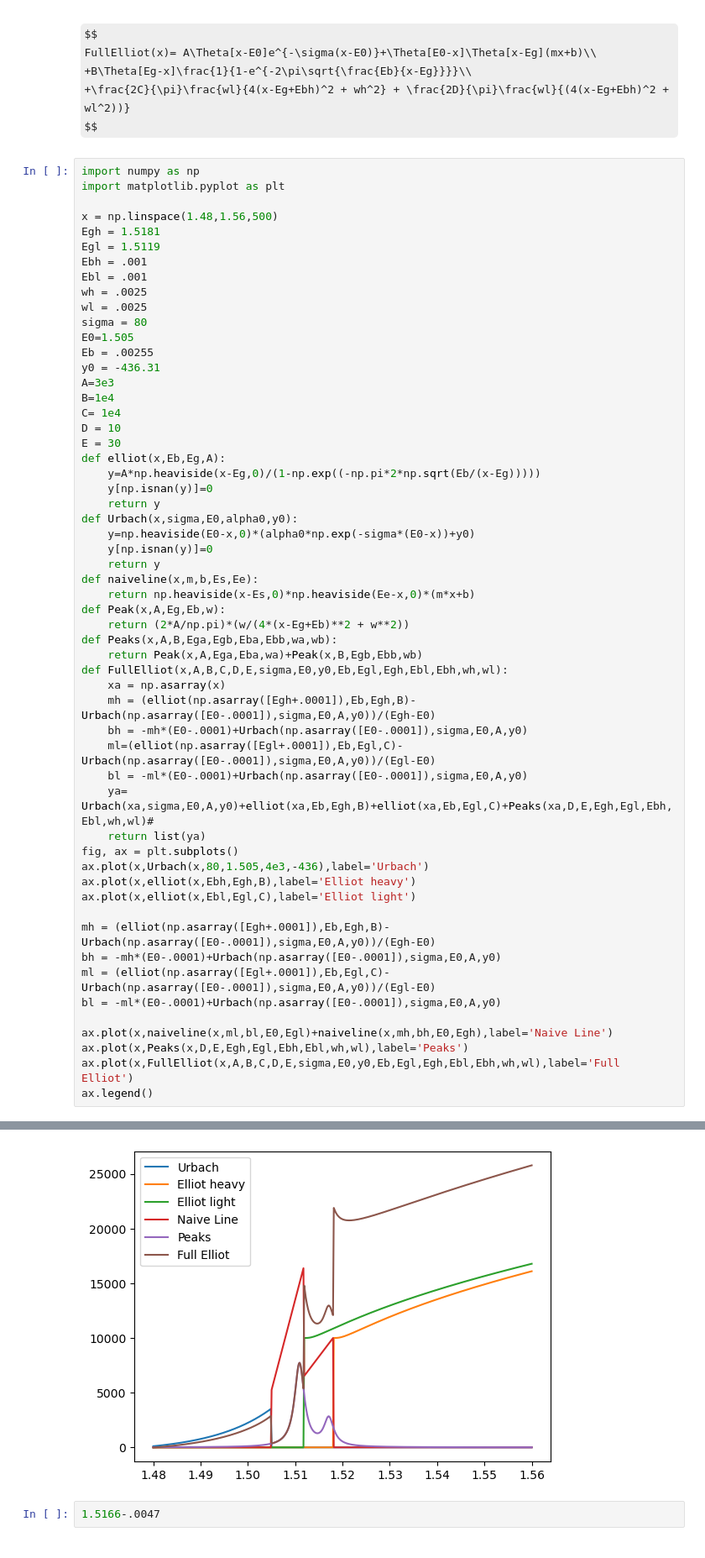
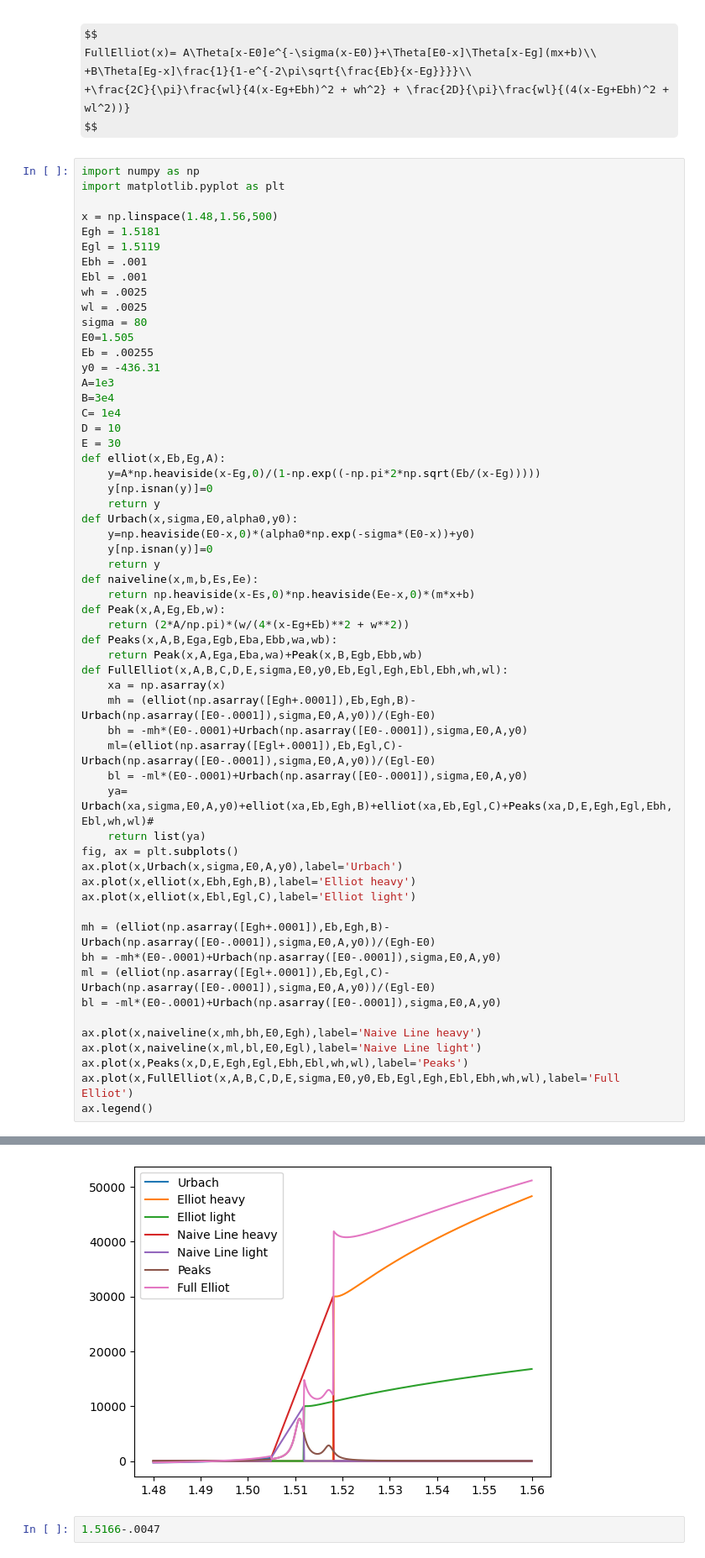
Before and after one commit to MTLphys/FittingFunctions, a Jupyter notebook: Fitfunction.ipynb, the cells around one changed output, grey strips where cells are left out. Shown: that part at 84% size. Cells and saved outputs as stored; diff of their text form; some formulas as TeX source.

```diff
--- a/Fitfunction.ipynb
+++ b/Fitfunction.ipynb
@@ -133,8 +133,8 @@ sigma = 80
 E0=1.505
 Eb = .00255
 y0 = -436.31
-A=3e3
-B=1e4
+A=1e3
+B=3e4
 C= 1e4
 D = 10
 E = 30
@@ -147,36 +147,37 @@ def Urbach(x,sigma,E0,alpha0,y0):
     y[np.isnan(y)]=0
     return y
 def naiveline(x,m,b,Es,Ee):
     return np.heaviside(x-Es,0)*np.heaviside(Ee-x,0)*(m*x+b)
 def Peak(x,A,Eg,Eb,w):
     return (2*A/np.pi)*(w/(4*(x-Eg+Eb)**2 + w**2))
 def Peaks(x,A,B,Ega,Egb,Eba,Ebb,wa,wb):
     return Peak(x,A,Ega,Eba,wa)+Peak(x,B,Egb,Ebb,wb)
 def FullElliot(x,A,B,C,D,E,sigma,E0,y0,Eb,Egl,Egh,Ebl,Ebh,wh,wl):
     xa = np.asarray(x)
     mh = (elliot(np.asarray([Egh+.0001]),Eb,Egh,B)-Urbach(np.asarray([E0-.0001]),sigma,E0,A,y0))/(Egh-E0)
     bh = -mh*(E0-.0001)+Urbach(np.asarray([E0-.0001]),sigma,E0,A,y0)
     ml=(elliot(np.asarray([Egl+.0001]),Eb,Egl,C)-Urbach(np.asarray([E0-.0001]),sigma,E0,A,y0))/(Egl-E0)
     bl = -ml*(E0-.0001)+Urbach(np.asarray([E0-.0001]),sigma,E0,A,y0)
     ya= Urbach(xa,sigma,E0,A,y0)+elliot(xa,Eb,Egh,B)+elliot(xa,Eb,Egl,C)+Peaks(xa,D,E,Egh,Egl,Ebh,Ebl,wh,wl)#
     return list(ya)
 fig, ax = plt.subplots()
-ax.plot(x,Urbach(x,80,1.505,4e3,-436),label='Urbach')
+ax.plot(x,Urbach(x,sigma,E0,A,y0),label='Urbach')
 ax.plot(x,elliot(x,Ebh,Egh,B),label='Elliot heavy')
 ax.plot(x,elliot(x,Ebl,Egl,C),label='Elliot light')
 
 mh = (elliot(np.asarray([Egh+.0001]),Eb,Egh,B)-Urbach(np.asarray([E0-.0001]),sigma,E0,A,y0))/(Egh-E0)
 bh = -mh*(E0-.0001)+Urbach(np.asarray([E0-.0001]),sigma,E0,A,y0)
 ml = (elliot(np.asarray([Egl+.0001]),Eb,Egl,C)-Urbach(np.asarray([E0-.0001]),sigma,E0,A,y0))/(Egl-E0)
 bl = -ml*(E0-.0001)+Urbach(np.asarray([E0-.0001]),sigma,E0,A,y0)
 
-ax.plot(x,naiveline(x,ml,bl,E0,Egl)+naiveline(x,mh,bh,E0,Egh),label='Naive Line')
+ax.plot(x,naiveline(x,mh,bh,E0,Egh),label='Naive Line heavy')
+ax.plot(x,naiveline(x,ml,bl,E0,Egl),label='Naive Line light')
 ax.plot(x,Peaks(x,D,E,Egh,Egl,Ebh,Ebl,wh,wl),label='Peaks')
 ax.plot(x,FullElliot(x,A,B,C,D,E,sigma,E0,y0,Eb,Egl,Egh,Ebl,Ebh,wh,wl),label='Full Elliot')
 ax.legend()
 # %% [output]
 <matplotlib.legend.Legend at 0x...>
-[figure, old version]
+[figure, new version]
 # %%
 1.5166-.0047
 # %% [output]
```
Also changed, not shown: 2 other files.
